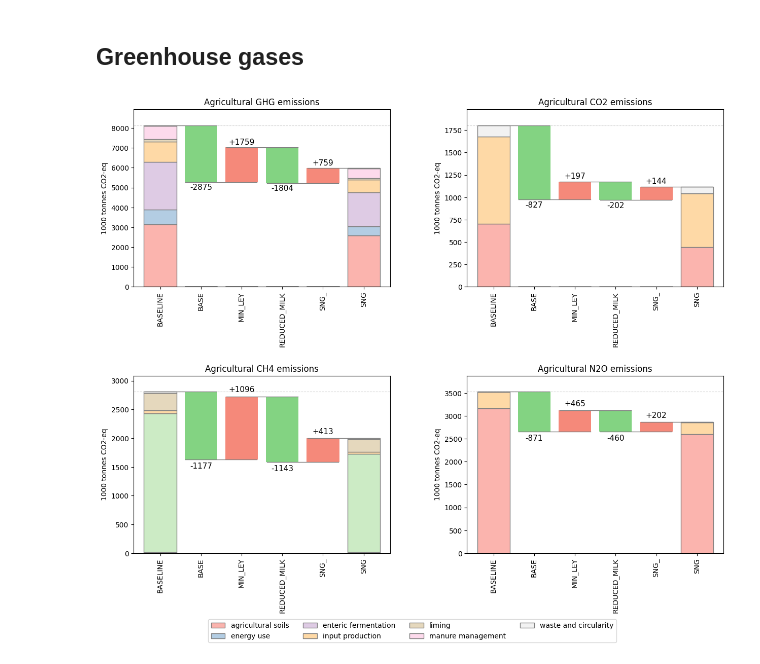
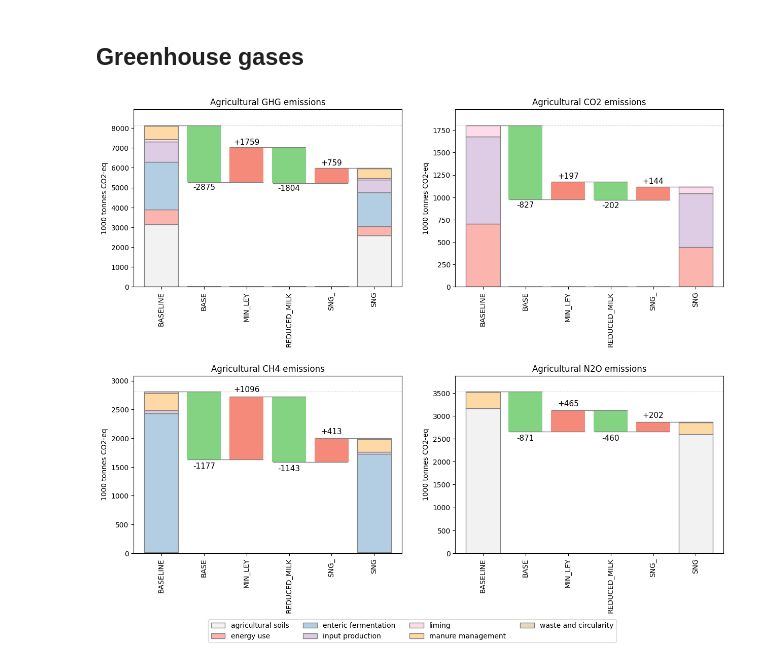
Before and after one commit to wanecek/eitm01-scenarios, a Jupyter notebook: analysis.ipynb, the cells around one changed output. Cells and saved outputs as stored; diff of their text form; code cells hidden in the pictures.

Commit message:
Add more impacts to analysis notebook

```diff
--- a/analysis.ipynb
+++ b/analysis.ipynb
@@ -352,7 +352,8 @@ ghg_impacts = (
 def plot_ghg(
     ghgs: list[str] | str | slice,
     title: str,
-    ax: plt.Axes | None = None
+    ax: plt.Axes | None = None,
+    color_map: dict[str, tuple] | None = None
 ):
     if ax is None:
         fig, ax = plt.subplots(figsize=(7,6))
@@ -362,50 +363,64 @@ def plot_ghg(
 
     data = ghg_impacts.loc[:,ghgs].T.groupby('process').sum().T
 
+    # Default to cmap, but use explicit color assignment if color_map is passed
+    kwargs = { "cmap": cmap }
+    if color_map:
+        categories = data.columns.unique("process")
+        kwargs["color"]=[color_map[cat] for cat in categories]
+        del kwargs["cmap"]
+
     plot.waterfall(
         data=data,
         ax=ax,
-        #breaks = ['FAI (demand)'],
-        cmap='Pastel1',
         edgecolor='grey',
         width=0.8,
-        label='absolute'
+        label='absolute',
+        **kwargs
     )
 
     ax.axhline(
         y=data.sum(axis=1).loc["BASELINE"],
         xmin=0, xmax=1, zorder=0,
         linestyle='--', linewidth=0.8, color='lightgrey'
     )
 
     ax.set_title(title)
     ax.tick_params(axis='y', which='major')
     ax.set_xlabel('')
     ax.set_ylabel('1000 tonnes CO2-eq')
     ax.set_ylim(top=data.sum(axis=1).max()*1.1)
     ax.legend(loc='lower left', bbox_to_anchor=(1, 0))
 
-    #plt.tight_layout()
-    #plt.show()
+# Create a dict mapping category -> color so that we get consistent color-assignments across
+# all subplots (e.g. 'energy use' always has the same color)
+categories = ghg_impacts.columns.unique("process").values
+cmap = plt.get_cmap('Pastel1', len(categories))
+color_map = {category: cmap(i) for i, category in enumerate(categories)}
 
+# Draw plots
+fig, axs = plt.subplots(2, 2, figsize=(15, 12))
+plot_ghg(pd.IndexSlice[:], title="Agricultural GHG emissions", ax=axs[0][0], color_map=color_map)
+plot_ghg("CO2", title="Agricultural CO2 emissions", ax=axs[0][1], color_map=color_map)
+plot_ghg(["CH4bio", "CH4fos"], title="Agricultural CH4 emissions", ax=axs[1][0], color_map=color_map)
+plot_ghg(["N2O", "N2Oind"], title="Agricultural N2O emissions", ax=axs[1][1], color_map=color_map)
 
-fig, axs = plt.subplots(2, 2, figsize=(15, 12))
-plot_ghg(pd.IndexSlice[:], title="Agricultural GHG emissions", ax=axs[0][0])
-plot_ghg("CO2", title="Agricultural CO2 emissions", ax=axs[0][1])
-plot_ghg(["CH4bio", "CH4fos"], title="Agricultural CH4 emissions", ax=axs[1][0])
-plot_ghg(["N2O", "N2Oind"], title="Agricultural N2O emissions", ax=axs[1][1])
+# Adjust plots
+# ------------
 
+## Remove all the subplot-legends and add a common one for the entire figure
+co2e_handles, co2e_labels = axs[0][0].get_legend_handles_labels()
+[ax.get_legend().remove() for ax in axs.reshape(-1)]
+fig.legend(co2e_handles, co2e_labels, loc="lower center", ncol=4)
 
-main_labels = axs[0][0].get_legend_handles_labels()
+## Remove SCN_ as prefix from xtick-labels to get save space
 for ax in axs.reshape(-1):
-    ax.get_legend().remove()
-    # Rename labels: remove SCN_ prefix
-    labels = [item.get_text().removeprefix("SCN_") for item in ax.get_xticklabels()]
-    ax.set_xticklabels(labels)
+    ax.set_xticklabels([
+        item.get_text().removeprefix("SCN_")
+        for item in ax.get_xticklabels()
+    ])
 
-ax.set_xticklabels(labels)
-
-fig.legend(main_labels[0], main_labels[1], loc="lower center", ncol=4)
-fig.subplots_adjust(wspace=0.3, hspace=0.5, bottom=.15)
+## Control the spacing
+fig.subplots_adjust(wspace=0.2, hspace=0.5, bottom=.15)
 # %% [output]
-[figure, old version]
+[figure, new version]
```
Also changed, not shown: parts of 6 cells of this notebook.
